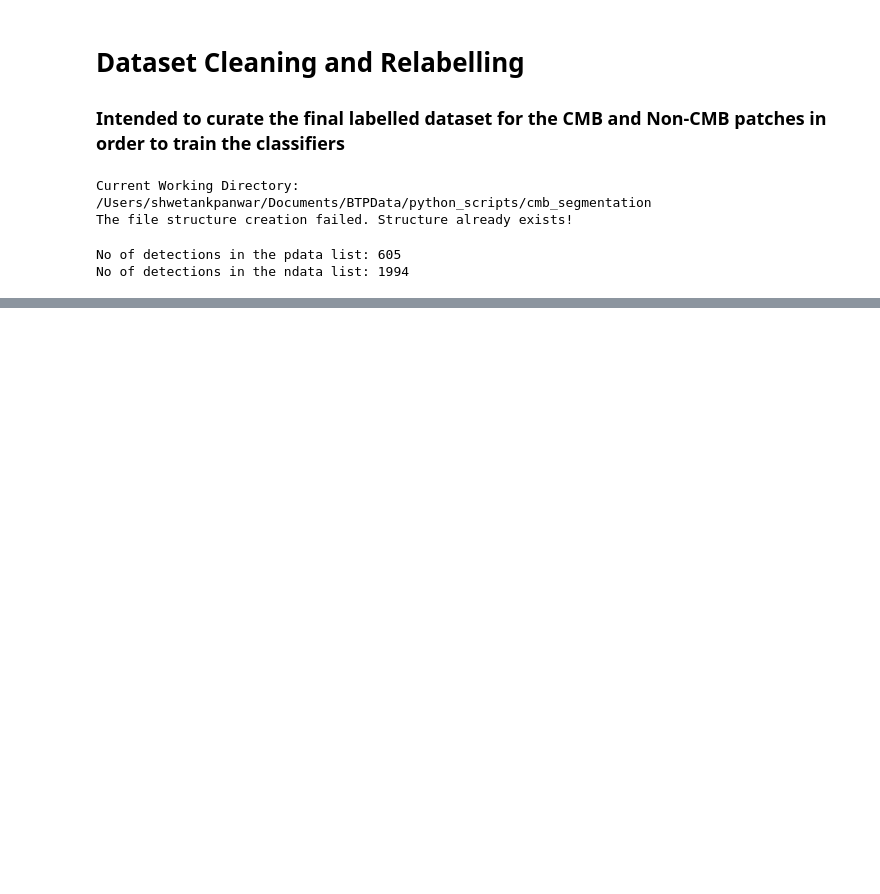
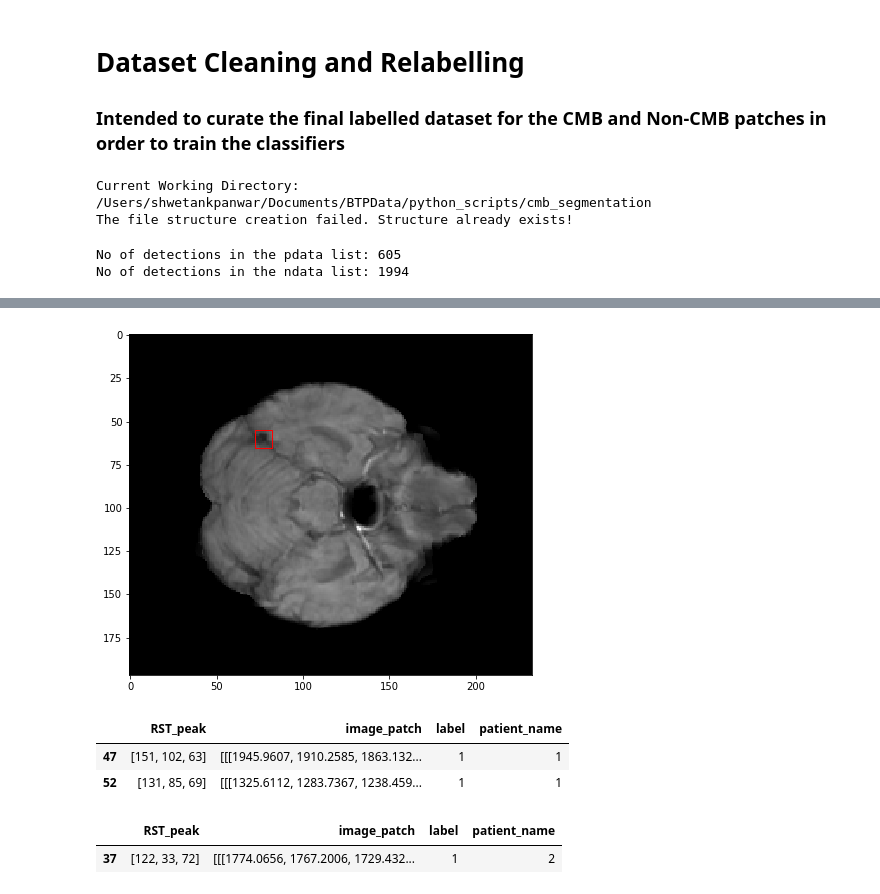
Before and after one commit to ZAKAUDD/pfca, a Jupyter notebook: Data cleaning and labelling.ipynb, the cells around one changed output, grey strips where cells are left out. Saved outputs shown, nothing was run; the diff lists cells and outputs as text; code cells hidden in the pictures; blank space fills up the shorter version.

Commit message:
Dataset cleaning till Subject 7

```diff
--- a/Data cleaning and labelling.ipynb
+++ b/Data cleaning and labelling.ipynb
@@ -37,6 +37,7 @@ print("No of detections in the ndata list: " + str(len(ndata)))
 No of detections in the pdata list: 605
 No of detections in the ndata list: 1994
 # %%
-ndataset = dataset_management()  #Adding the negative RST data to the
+ndataset = dataset_management()  #Adding the negative RST data to the dataset class
+pdataset = dataset_management()  #Adding the positive RST data to the dataset class
 # %%
 #store all the snippets for manual labelling in negative RST dataset
@@ -45,0 +68,7 @@ Directory Exists!
+# %%
+pdataset.dataset = pdata
+# %%
+pdataset.disp_detection('1',58)
+#This is not a CMB .... Need to remove it from the dataset labels
+# %% [output]
+[figure, added]
@@ -45,0 +79,15 @@ Directory Exists!
+# %%
+#Remaining labels in the patient 1 are now correct
+k = pdataset.dataset
+k.loc[(k['label'] == 1) & (k['patient_name'] == '1')]
+# %% [output]
+|  | RST_peak | image_patch | label | patient_name |
+| 47 | [151, 102, 63] | [[[1945.9607, 1910.2585, 1863.132... | 1 | 1 |
+| 52 | [131, 85, 69] | [[[1325.6112, 1283.7367, 1238.459... | 1 | 1 |
+# %%
+#CMB labels for patient 2
+k = pdataset.dataset
+k.loc[(k['label'] == 1) & (k['patient_name'] == '2')]
+# %% [output]
+|  | RST_peak | image_patch | label | patient_name |
+| 37 | [122, 33, 72] | [[[1774.0656, 1767.2006, 1729.432... | 1 | 2 |
```
Also changed, not shown: parts of 25 cells of this notebook, 4 other files.
